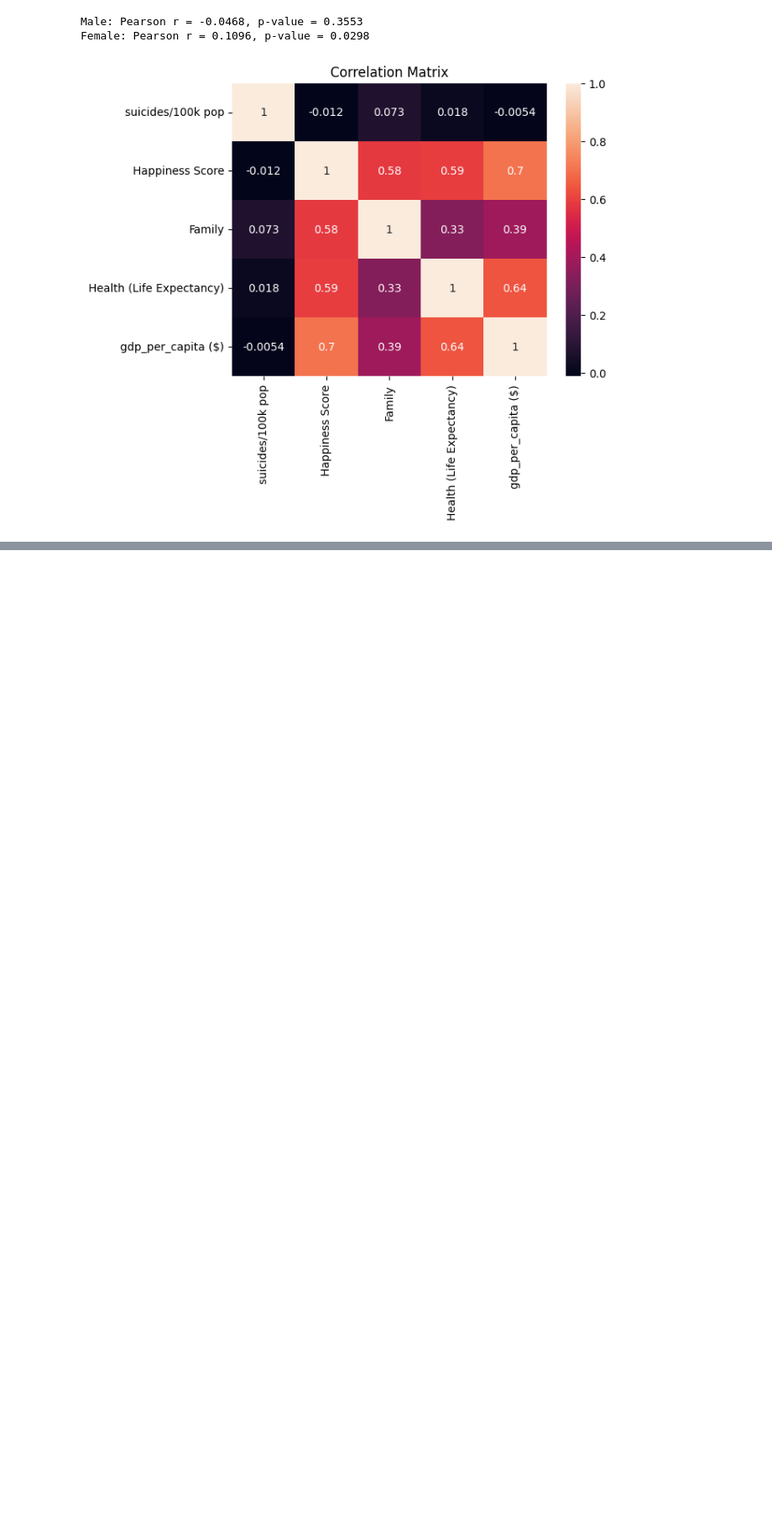
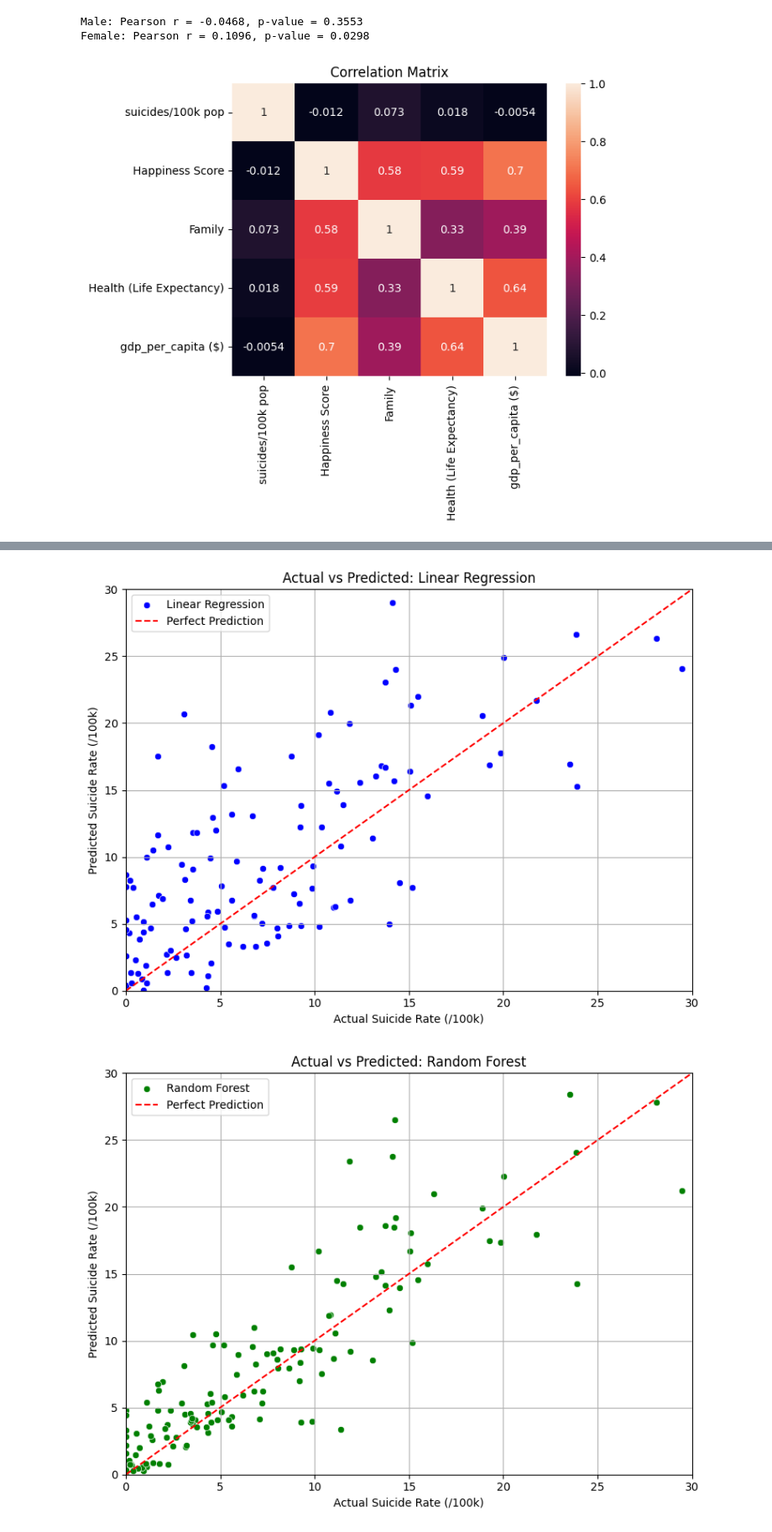
Before and after one commit to zeynepaltin0/dsa210project, a Jupyter notebook: Dsa_210_Project.ipynb, the cells around one changed output, grey strips where cells are left out. Shown at 84% size. Saved outputs shown, nothing was run; the diff lists cells and outputs as text; code cells hidden in the pictures; blank space fills up the shorter version.

```diff
--- a/Dsa_210_Project.ipynb
+++ b/Dsa_210_Project.ipynb
@@ -511,0 +567,20 @@ No significant relationship.
+# %%
+#Random forest
+
+from sklearn.ensemble import RandomForestRegressor
+from sklearn.metrics import mean_squared_error, mean_absolute_error, r2_score
+
+rf_model = RandomForestRegressor(n_estimators=100, random_state=42)
+
+rf_model.fit(X_train_scaled, y_train)
+
+y_pred_rf = rf_model.predict(X_test_scaled)
+
+rmse_rf = np.sqrt(mean_squared_error(y_test, y_pred_rf))
+mae_rf = mean_absolute_error(y_test, y_pred_rf)
+r2_rf = r2_score(y_test, y_pred_rf)
+
+print("Random Forest Evaluation:")
+print(f"R² Score       : {r2_rf:.4f}")
+print(f"RMSE (Error)   : {rmse_rf:.4f}")
+print(f"MAE (Abs Error): {mae_rf:.4f}")
@@ -511,0 +616,44 @@ No significant relationship.
+# %%
+# Graph for linear regression and random forest
+df_plot = pd.DataFrame({
+    'Actual': y_test,
+    'Linear Regression': y_pred,
+    'Random Forest': y_pred_rf
+})
+
+# Linear regression
+plt.figure(figsize=(8, 6))
+sns.scatterplot(x='Actual', y='Linear Regression', data=df_plot, label='Linear Regression', color='blue')
+plt.plot([df_plot['Actual'].min(), df_plot['Actual'].max()],
+         [df_plot['Actual'].min(), df_plot['Actual'].max()],
+         'r--', label='Perfect Prediction')
+plt.title('Actual vs Predicted: Linear Regression')
+plt.xlabel('Actual Suicide Rate (/100k)')
+plt.ylabel('Predicted Suicide Rate (/100k)')
+plt.legend()
+plt.grid(True)
+plt.tight_layout()
+plt.xlim(0, 30)
+plt.ylim(0, 30)
+
+plt.show()
+
+# Random forest
+plt.figure(figsize=(8, 6))
+sns.scatterplot(x='Actual', y='Random Forest', data=df_plot, label='Random Forest', color='green')
+plt.plot([df_plot['Actual'].min(), df_plot['Actual'].max()],
+         [df_plot['Actual'].min(), df_plot['Actual'].max()],
+         'r--', label='Perfect Prediction')
+plt.title('Actual vs Predicted: Random Forest')
+plt.xlabel('Actual Suicide Rate (/100k)')
+plt.ylabel('Predicted Suicide Rate (/100k)')
+plt.legend()
+plt.grid(True)
+plt.tight_layout()
+plt.xlim(0, 30)
+plt.ylim(0, 30)
+
+plt.show()
+# %% [output]
+[figure, added]
+[figure, added]
```
Also changed, not shown: parts of 19 cells of this notebook.
